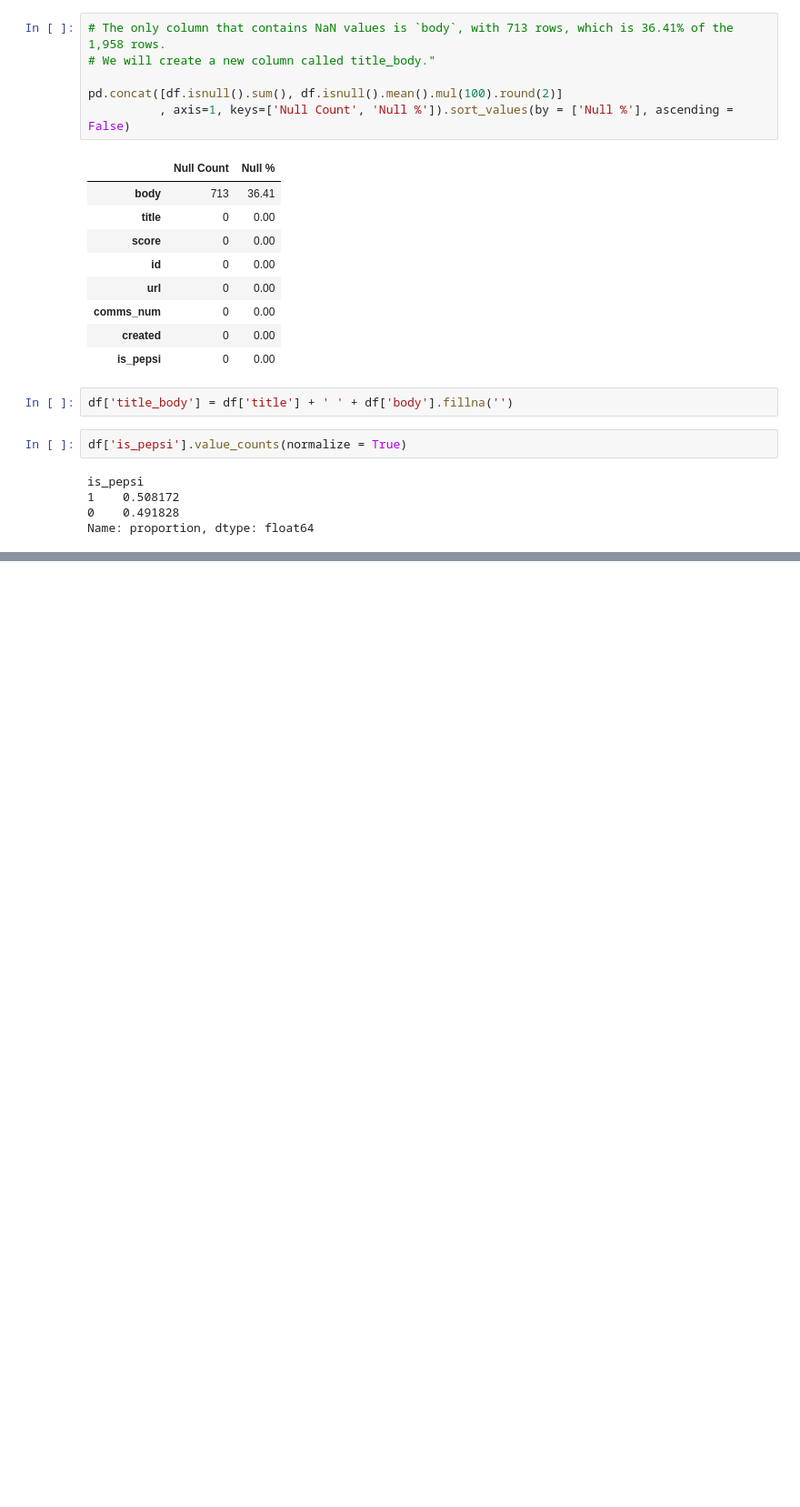
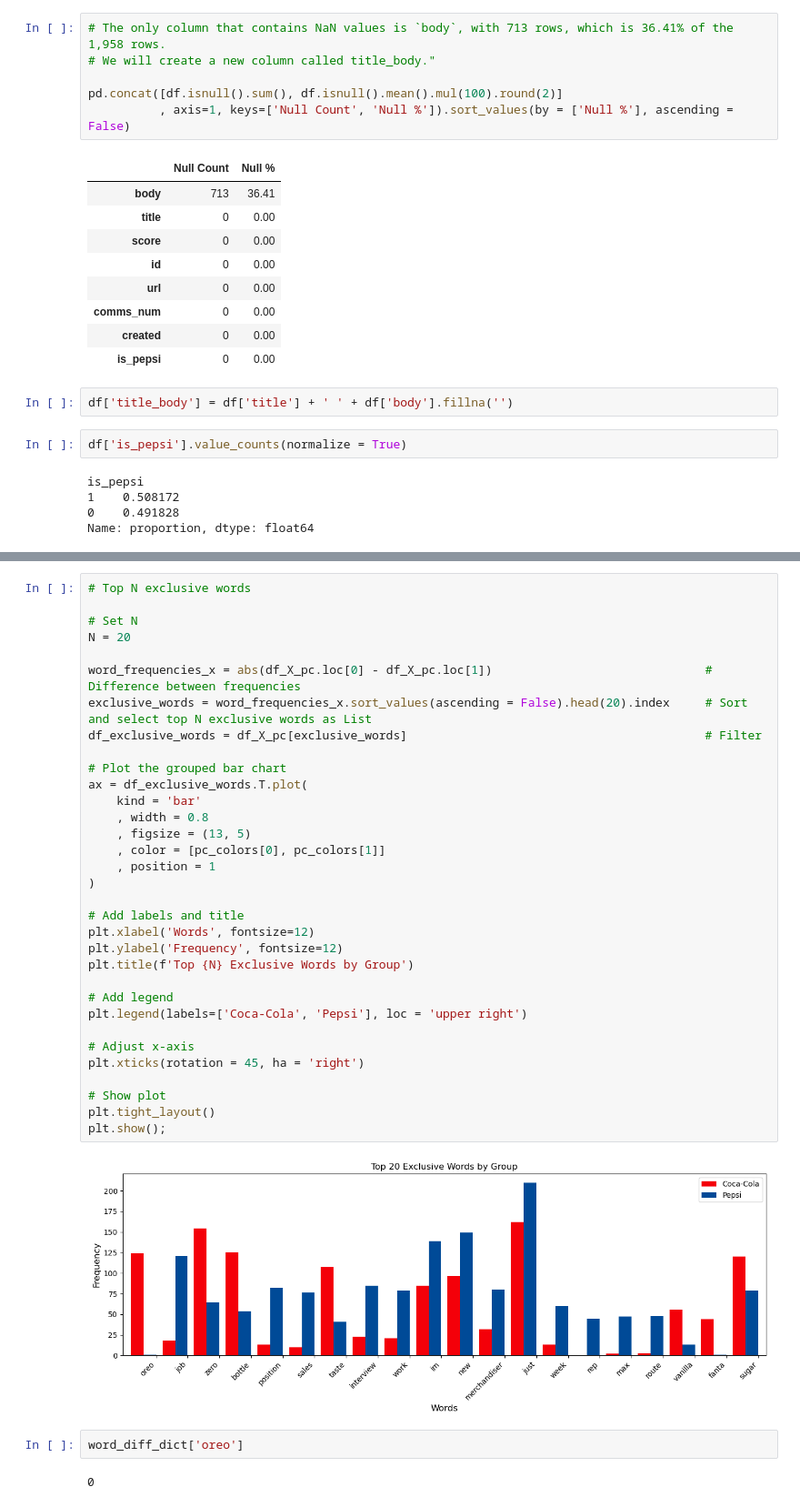
Before and after one commit to auttwitter/DSI-04, a Jupyter notebook: projects/project_3/code/01_EDA.ipynb, the cells around one changed output, grey strips where cells are left out. Shown: that part at 91% size. Saved outputs shown, nothing was run; the diff lists cells and outputs as text; blank space fills up the shorter version.

```diff
--- a/projects/project_3/code/01_EDA.ipynb
+++ b/projects/project_3/code/01_EDA.ipynb
@@ -534,0 +225,39 @@ len(misclassified_indices)
+# %%
+# Top N exclusive words
+
+# Set N
+N = 20
+
+word_frequencies_x = abs(df_X_pc.loc[0] - df_X_pc.loc[1])                              # Difference between frequencies
+exclusive_words = word_frequencies_x.sort_values(ascending = False).head(20).index     # Sort and select top N exclusive words as List
+df_exclusive_words = df_X_pc[exclusive_words]                                          # Filter
+
+# Plot the grouped bar chart
+ax = df_exclusive_words.T.plot(
+    kind = 'bar'
+    , width = 0.8
+    , figsize = (13, 5)
+    , color = [pc_colors[0], pc_colors[1]]
+    , position = 1
+)
+
+# Add labels and title
+plt.xlabel('Words', fontsize=12)
+plt.ylabel('Frequency', fontsize=12)
+plt.title(f'Top {N} Exclusive Words by Group')
+
+# Add legend
+plt.legend(labels=['Coca-Cola', 'Pepsi'], loc = 'upper right')
+
+# Adjust x-axis
+plt.xticks(rotation = 45, ha = 'right')
+
+# Show plot
+plt.tight_layout()
+plt.show();
+# %% [output]
+[figure, added]
+# %%
+word_diff_dict['oreo']
+# %% [output]
+0
```
Also changed, not shown: parts of 44 cells of this notebook.
